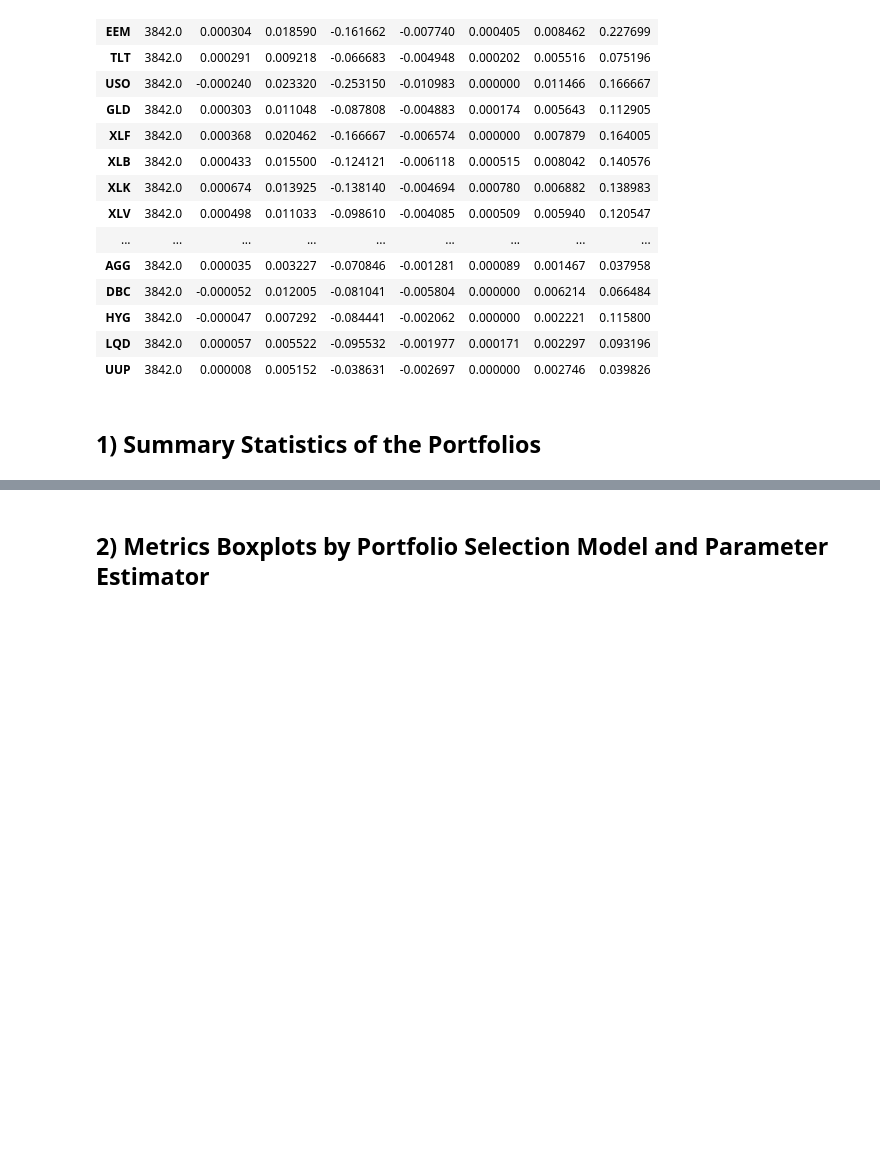
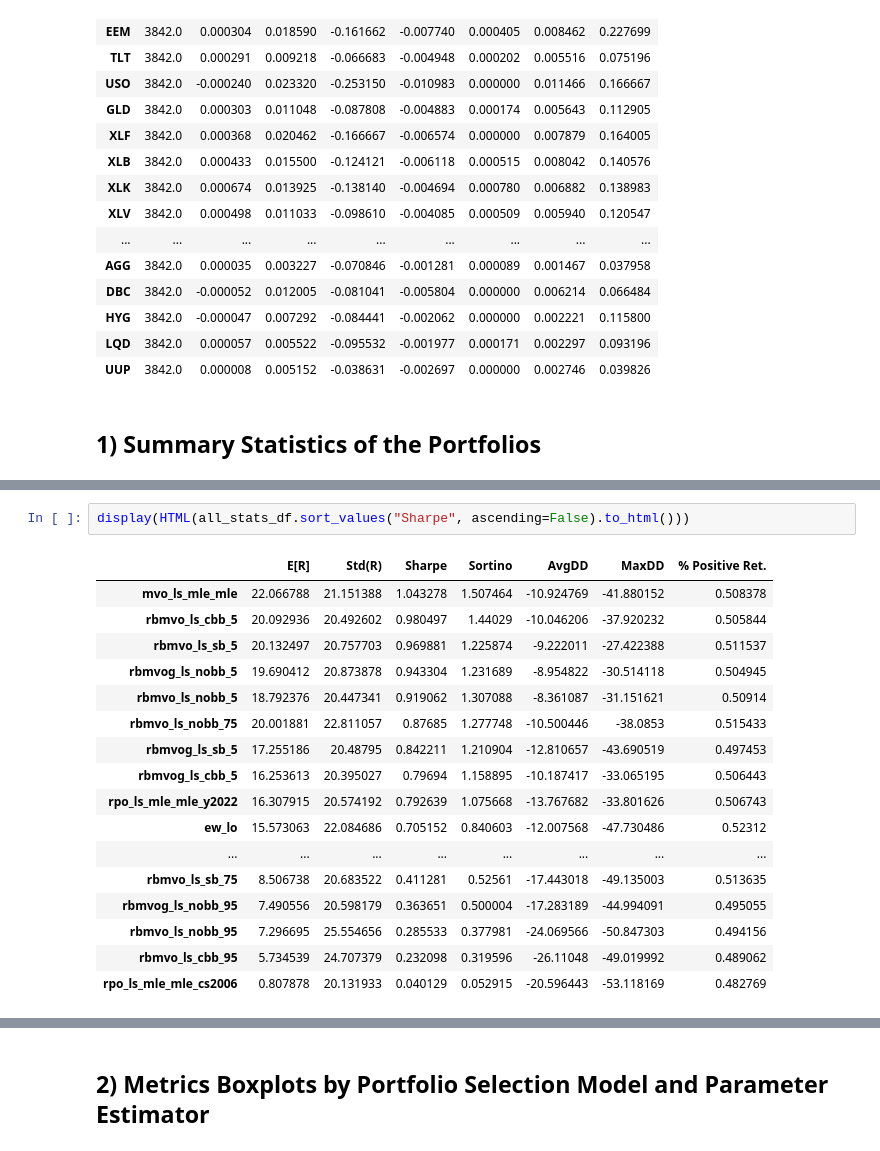
Before and after one commit to dcuoliveira/rpowbe, a Jupyter notebook: src/results_report_ls.ipynb, the cells around one changed output, grey strips where cells are left out. Cells and saved outputs as stored; diff of their text form; blank space fills up the shorter version.

```diff
--- a/src/results_report_ls.ipynb
+++ b/src/results_report_ls.ipynb
@@ -179,0 +173,20 @@ display(HTML(all_stats_df.to_html()))
+# %%
+display(HTML(all_stats_df.sort_values("Sharpe", ascending=False).to_html()))
+# %% [output]
+|  | E[R] | Std(R) | Sharpe | Sortino | AvgDD | MaxDD | % Positive Ret. |
+| mvo_ls_mle_mle | 22.066788 | 21.151388 | 1.043278 | 1.507464 | -10.924769 | -41.880152 | 0.508378 |
+| rbmvo_ls_cbb_5 | 20.092936 | 20.492602 | 0.980497 | 1.44029 | -10.046206 | -37.920232 | 0.505844 |
+| rbmvo_ls_sb_5 | 20.132497 | 20.757703 | 0.969881 | 1.225874 | -9.222011 | -27.422388 | 0.511537 |
+| rbmvog_ls_nobb_5 | 19.690412 | 20.873878 | 0.943304 | 1.231689 | -8.954822 | -30.514118 | 0.504945 |
+| rbmvo_ls_nobb_5 | 18.792376 | 20.447341 | 0.919062 | 1.307088 | -8.361087 | -31.151621 | 0.50914 |
+| rbmvo_ls_nobb_75 | 20.001881 | 22.811057 | 0.87685 | 1.277748 | -10.500446 | -38.0853 | 0.515433 |
+| rbmvog_ls_sb_5 | 17.255186 | 20.48795 | 0.842211 | 1.210904 | -12.810657 | -43.690519 | 0.497453 |
+| rbmvog_ls_cbb_5 | 16.253613 | 20.395027 | 0.79694 | 1.158895 | -10.187417 | -33.065195 | 0.506443 |
+| rpo_ls_mle_mle_y2022 | 16.307915 | 20.574192 | 0.792639 | 1.075668 | -13.767682 | -33.801626 | 0.506743 |
+| ew_lo | 15.573063 | 22.084686 | 0.705152 | 0.840603 | -12.007568 | -47.730486 | 0.52312 |
+| ... | ... | ... | ... | ... | ... | ... | ... |
+| rbmvo_ls_sb_75 | 8.506738 | 20.683522 | 0.411281 | 0.52561 | -17.443018 | -49.135003 | 0.513635 |
+| rbmvog_ls_nobb_95 | 7.490556 | 20.598179 | 0.363651 | 0.500004 | -17.283189 | -44.994091 | 0.495055 |
+| rbmvo_ls_nobb_95 | 7.296695 | 25.554656 | 0.285533 | 0.377981 | -24.069566 | -50.847303 | 0.494156 |
+| rbmvo_ls_cbb_95 | 5.734539 | 24.707379 | 0.232098 | 0.319596 | -26.11048 | -49.019992 | 0.489062 |
+| rpo_ls_mle_mle_cs2006 | 0.807878 | 20.131933 | 0.040129 | 0.052915 | -20.596443 | -53.118169 | 0.482769 |
```
Also changed, not shown: parts of 9 cells of this notebook, 41 other files.
